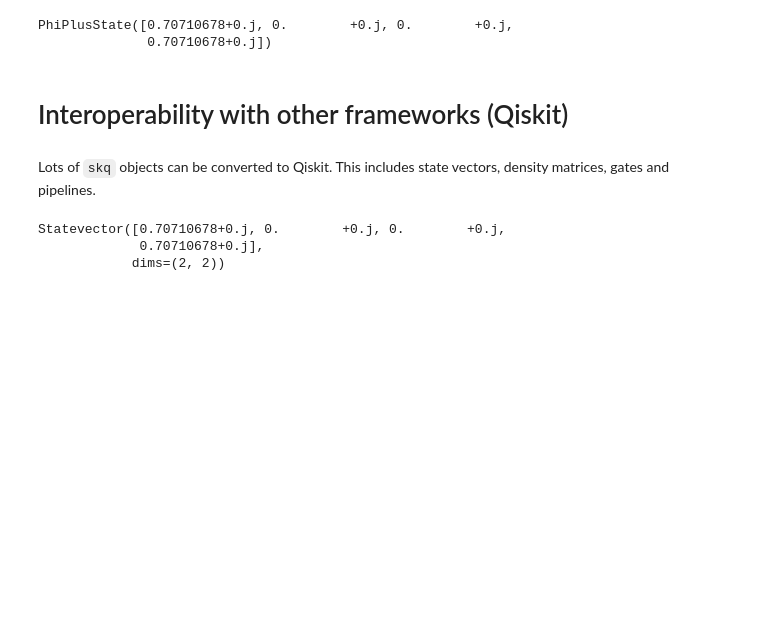
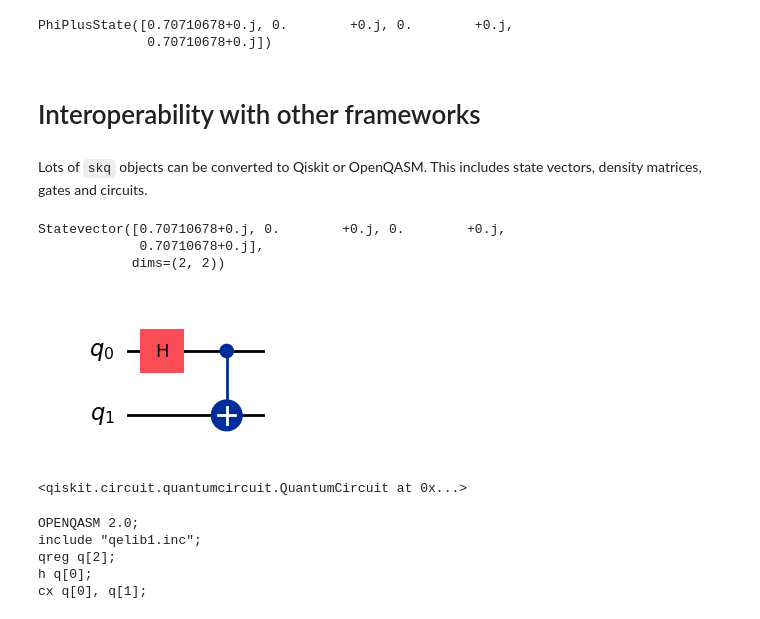
Before and after one commit to CarloLepelaars/skq, a Jupyter notebook: nbs/bell_state.ipynb, the cells around one changed output. Saved outputs shown, nothing was run; the diff lists cells and outputs as text; code cells hidden in the pictures; blank space fills up the shorter version.

Commit message:
skq example notebook bell state

```diff
--- a/nbs/bell_state.ipynb
+++ b/nbs/bell_state.ipynb
@@ -15,7 +15,7 @@ from skq.utils import to_bitstring
 from skq.circuits import BellStates
 from skq.quantum_info import PhiPlusState
 # %%
-pipe = BellStates().get_bell_state(configuration=1)
+pipe = BellStates().circuit(configuration=1)
 pipe
 # %% [output]
 [<skq.circuits.circuit.Concat at 0x...>,
@@ -71,9 +67,9 @@ PhiPlusState([0.70710678+0.j, 0.        +0.j, 0.        +0.j,
 measurements = [phi_plus.measure_bitstring() for _ in range(1000)]
 px.histogram(measurements)
 # %% [markdown]
-# Interoperability with other frameworks (Qiskit)
+# Interoperability with other frameworks
 # %% [markdown]
-Lots of `skq` objects can be converted to Qiskit. This includes state vectors, density matrices, gates and pipelines.
+Lots of `skq` objects can be converted to Qiskit or OpenQASM. This includes state vectors, density matrices, gates and circuits.
 # %%
 phi_plus.to_qiskit()
 # %% [output]
@@ -84,0 +79,17 @@ pipe
+# %%
+qc = pipe.convert(framework="qiskit")
+qc.draw(output="mpl")
+# %% [output]
+[figure, added]
+# %%
+qc
+# %% [output]
+<qiskit.circuit.quantumcircuit.QuantumCircuit at 0x...>
+# %%
+print(pipe.convert(framework="qasm"))
+# %% [output]
+OPENQASM 2.0;
+include "qelib1.inc";
+qreg q[2];
+h q[0];
+cx q[0], q[1];
```
Also changed, not shown: parts of 5 cells of this notebook.
